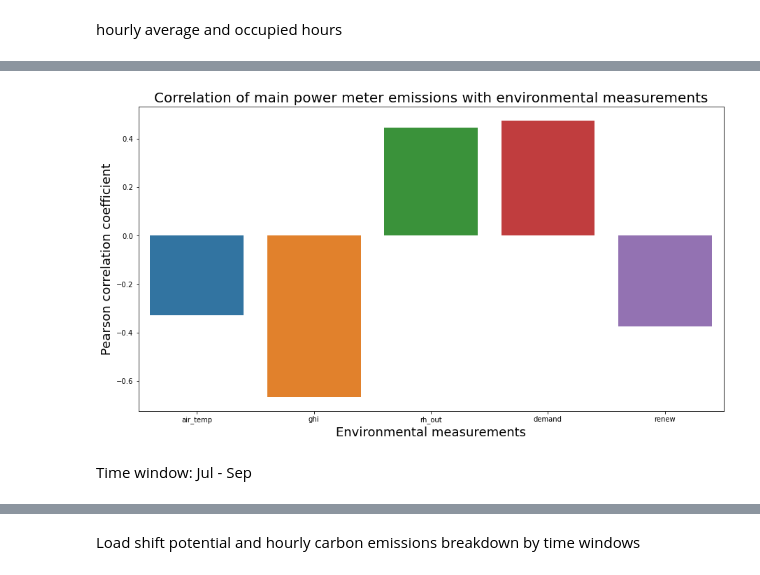
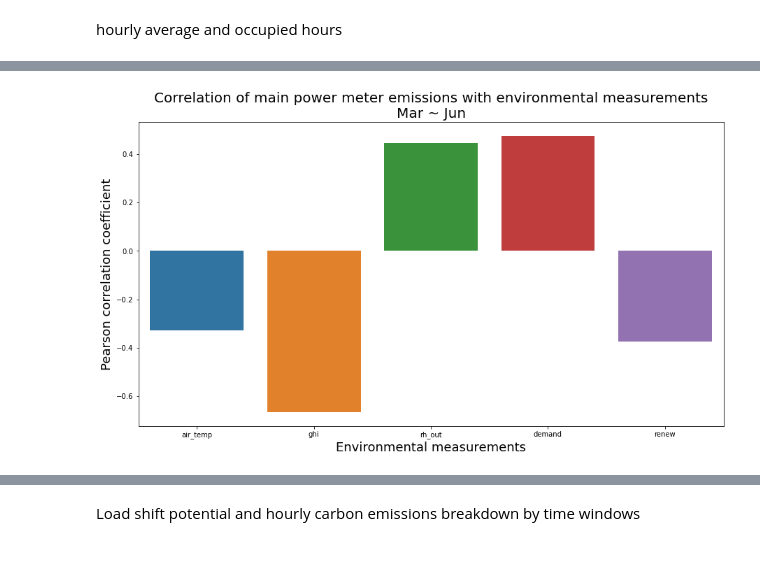
Before and after one commit to ZAY630/ls_sdh, a Jupyter notebook: analysis.ipynb, the cells around one changed output, grey strips where cells are left out. Saved outputs shown, nothing was run; the diff lists cells and outputs as text; code cells hidden in the pictures.

```diff
--- a/analysis.ipynb
+++ b/analysis.ipynb
@@ -87,6 +87,7 @@ df_grid = pd.merge(grid_renew, grid_demand, on='datetime', how='outer')
 df_grid.set_index('datetime', inplace=True)
 df_grid = df_grid.resample('15T').ffill()
 df_grid.reset_index(inplace=True)
+df_grid['renew'] = df_grid['renew'].clip(lower=0)
 df_grid.head()
 # %% [output]
 |  | datetime | Solar | Wind | renew | demand |
@@ -229,13 +216,11 @@ plt.show()
 # %%
 correlation_matrix = df_MJ.corr()
 correlation_with_emissions = correlation_matrix['HVAC'].drop('HVAC')  # Drop self-correlation
 plt.figure(figsize=[15, 8])
 sns.barplot(x=correlation_with_emissions.index, y=correlation_with_emissions.values)
-plt.title('Correlation of main power meter emissions with environmental measurements', fontsize = 20)
+plt.title('Correlation of main power meter emissions with environmental measurements\nMar ~ Jun', fontsize = 20)
 plt.xlabel('Environmental measurements', fontsize = 18)
 plt.ylabel('Pearson correlation coefficient', fontsize = 18)
 plt.show()
 # %% [output]
-[figure, old version]
+[figure, new version]
-# %% [markdown]
-Time window: Jul - Sep
```
Also changed, not shown: parts of 20 cells of this notebook, 1 other file.
